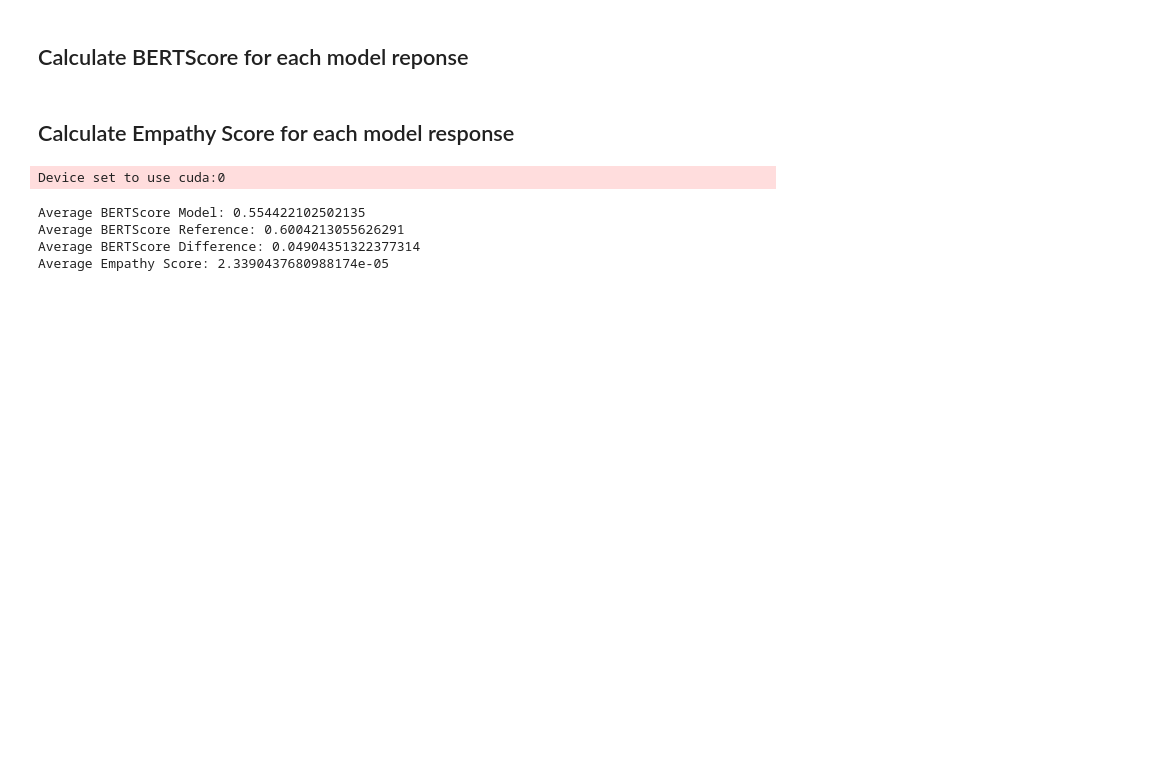
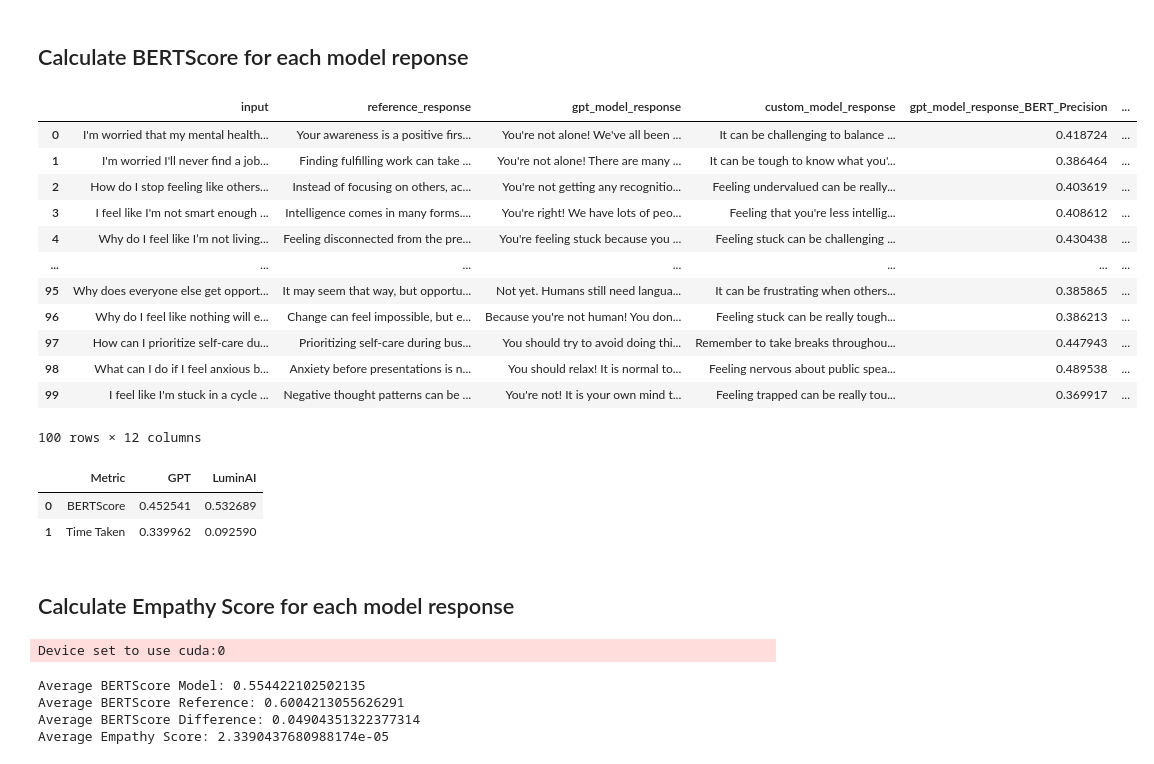
Before and after one commit to alvinnnnnnnnnn/MentalHealth-LLM, a Jupyter notebook: gpt.ipynb, the cells around one changed output. Drawn from its saved outputs; the diff is of its cells as text; code cells hidden in the pictures; blank space fills up the shorter version.

Commit message:
model metrics

```diff
--- a/gpt.ipynb
+++ b/gpt.ipynb
@@ -275,9 +275,9 @@ user_inputs = []
 reference_responses = []
 
 for i in range(len(chat_data) - 1):
-    if chat_data[i].startswith("user:"):
-        user_text = chat_data[i].replace("user:", "").strip()
-        ref_text = chat_data[i + 1].replace("bot:", "").strip() if chat_data[i + 1].startswith("bot:") else None
+    if chat_data[i].startswith("User:"):
+        user_text = chat_data[i].replace("User:", "").strip()
+        ref_text = chat_data[i + 1].replace("Bot:", "").strip() if chat_data[i + 1].startswith("Bot:") else None
 
         if ref_text:  # Ensure reference answer exists
             user_inputs.append(user_text)
@@ -423,7 +452,7 @@ from bert_score import BERTScorer
 scorer = BERTScorer(model_type="bert-base-uncased")
 
 # List of model response columns
-model_response_columns = ["llama_model_response", "gpt_model_response", "custom_model_response"]
+model_response_columns = ["gpt_model_response", "custom_model_response"]
 
 for model_col in model_response_columns:
     precision_scores = []
@@ -433,33 +462,65 @@ for model_col in model_response_columns:
 
     for index, row in df.iterrows():
         reference = row["reference_response"]
         candidate = row[model_col]
 
         # Record start time
         start_time = time.time()
 
         # Compute BERTScore
         P, R, F1 = scorer.score([candidate], [reference])
 
         # Record end time
         end_time = time.time()
 
         # Compute and store time taken
         time_elapsed = end_time - start_time
         time_taken.append(time_elapsed)
 
         # Store results
         precision_scores.append(P.item())  # Convert tensor to float
         recall_scores.append(R.item())
         f1_scores.append(F1.item())
 
     # Store scores in the DataFrame
     df[f"{model_col}_BERT_Precision"] = precision_scores
     df[f"{model_col}_BERT_Recall"] = recall_scores
     df[f"{model_col}_BERT_F1"] = f1_scores  # F1 is the main score to look at
     df[f"{model_col}_Time_Taken"] = time_taken  # Store time taken for each response
 
 df
+# %% [output]
+|  | input | reference_response | gpt_model_response | custom_model_response | gpt_model_response_BERT_Precision | ... |
+| 0 | I'm worried that my mental health... | Your awareness is a positive firs... | You're not alone! We've all been ... | It can be challenging to balance ... | 0.418724 | ... |
+| 1 | I'm worried I'll never find a job... | Finding fulfilling work can take ... | You're not alone! There are many ... | It can be tough to know what you'... | 0.386464 | ... |
+| 2 | How do I stop feeling like others... | Instead of focusing on others, ac... | You're not getting any recognitio... | Feeling undervalued can be really... | 0.403619 | ... |
+| 3 | I feel like I'm not smart enough ... | Intelligence comes in many forms.... | You're right! We have lots of peo... | Feeling that you're less intellig... | 0.408612 | ... |
+| 4 | Why do I feel like I’m not living... | Feeling disconnected from the pre... | You're feeling stuck because you ... | Feeling stuck can be challenging ... | 0.430438 | ... |
+| ... | ... | ... | ... | ... | ... | ... |
+| 95 | Why does everyone else get opport... | It may seem that way, but opportu... | Not yet. Humans still need langua... | It can be frustrating when others... | 0.385865 | ... |
+| 96 | Why do I feel like nothing will e... | Change can feel impossible, but e... | Because you're not human! You don... | Feeling stuck can be really tough... | 0.386213 | ... |
+| 97 | How can I prioritize self-care du... | Prioritizing self-care during bus... | You should try to avoid doing thi... | Remember to take breaks throughou... | 0.447943 | ... |
+| 98 | What can I do if I feel anxious b... | Anxiety before presentations is n... | You should relax! It is normal to... | Feeling nervous about public spea... | 0.489538 | ... |
+| 99 | I feel like I'm stuck in a cycle ... | Negative thought patterns can be ... | You're not! It is your own mind t... | Feeling trapped can be really tou... | 0.369917 | ... |
+100 rows × 12 columns
+# %%
+gpt_bert_score = df["gpt_model_response_BERT_F1"].mean()
+gpt_time_taken = df["gpt_model_response_Time_Taken"].mean()
+
+luminai_bert_score = df["custom_model_response_BERT_F1"].mean()
+luminai_time_taken = df["custom_model_response_Time_Taken"].mean()
+
+metrics_df = pd.DataFrame({
+    "Metric": ["BERTScore", "Time Taken"],
+    "GPT": [gpt_bert_score, gpt_time_taken],
+    "LuminAI": [luminai_bert_score, luminai_time_taken]
+})
+
+metrics_df
+# %% [output]
+|  | Metric | GPT | LuminAI |
+| 0 | BERTScore | 0.452541 | 0.532689 |
+| 1 | Time Taken | 0.339962 | 0.092590 |
 # %% [markdown]
 ## Calculate Empathy Score for each model response
 # %%
```
Also changed, not shown: parts of 3 cells of this notebook.
